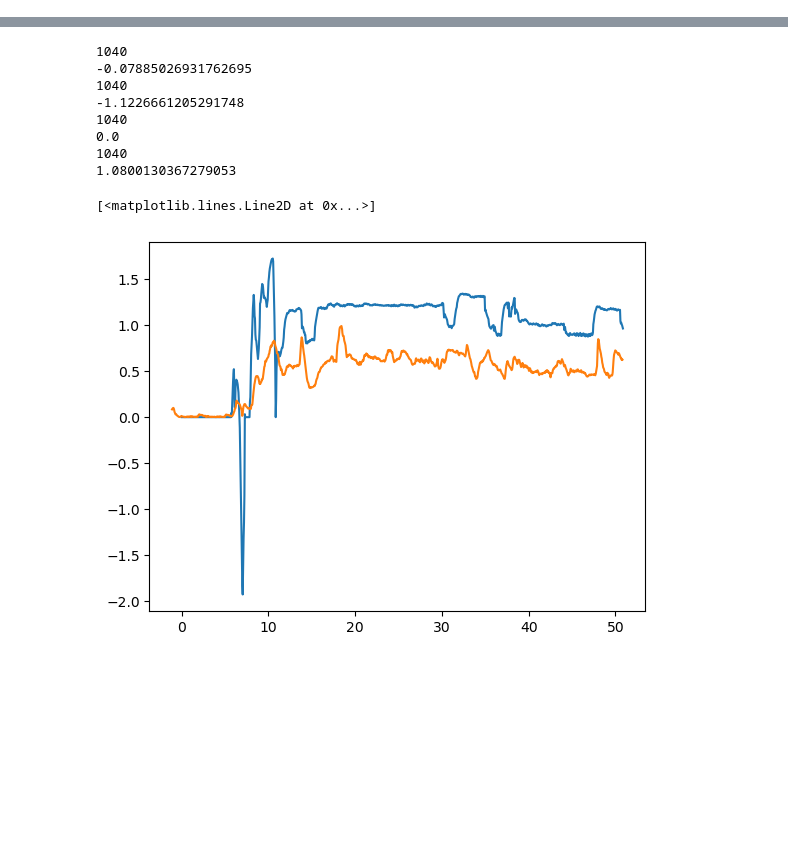
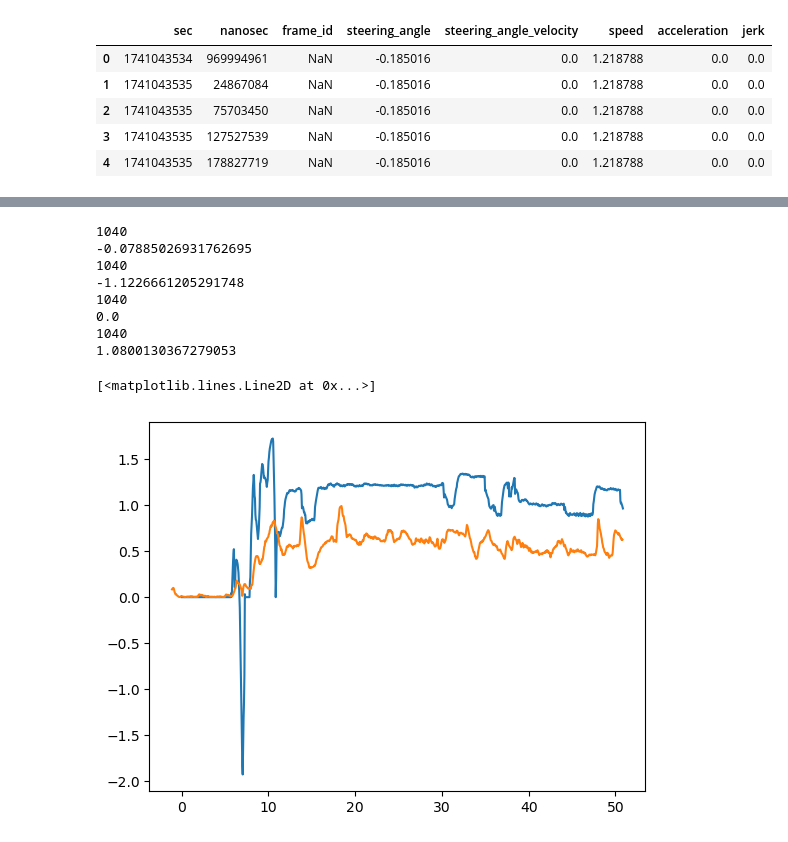
Before and after one commit to Trustworthy-Engineered-Autonomy-Lab/RoboRacer, a Jupyter notebook: odom_analysis.ipynb, the cells around one changed output, grey strips where cells are left out. Cells and saved outputs as stored; diff of their text form; code cells hidden in the pictures; blank space fills up the shorter version.

```diff
--- a/odom_analysis.ipynb
+++ b/odom_analysis.ipynb
@@ -12,3 +12,12 @@ imu = pd.read_csv('./DataBags/nodrifting_3_3/imu_nodrift.csv')
+# %%
+ackermann.head()
+# %% [output]
+|  | sec | nanosec | frame_id | steering_angle | steering_angle_velocity | speed | acceleration | jerk |
+| 0 | 1741043534 | 969994961 | NaN | -0.185016 | 0.0 | 1.218788 | 0.0 | 0.0 |
+| 1 | 1741043535 | 24867084 | NaN | -0.185016 | 0.0 | 1.218788 | 0.0 | 0.0 |
+| 2 | 1741043535 | 75703450 | NaN | -0.185016 | 0.0 | 1.218788 | 0.0 | 0.0 |
+| 3 | 1741043535 | 127527539 | NaN | -0.185016 | 0.0 | 1.218788 | 0.0 | 0.0 |
+| 4 | 1741043535 | 178827719 | NaN | -0.185016 | 0.0 | 1.218788 | 0.0 | 0.0 |
 # %%
 # Some data is out of order, so they get sorted by time
 ackermann_sorted = ackermann.sort_values(['sec','nanosec'], ignore_index=True)
```
Also changed, not shown: parts of 4 cells of this notebook, 8 other files.
